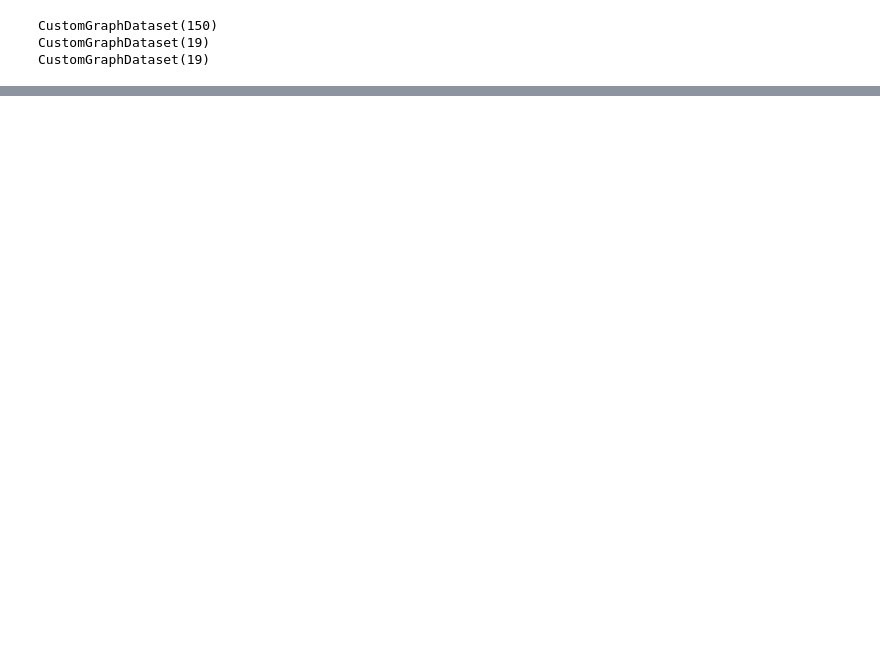
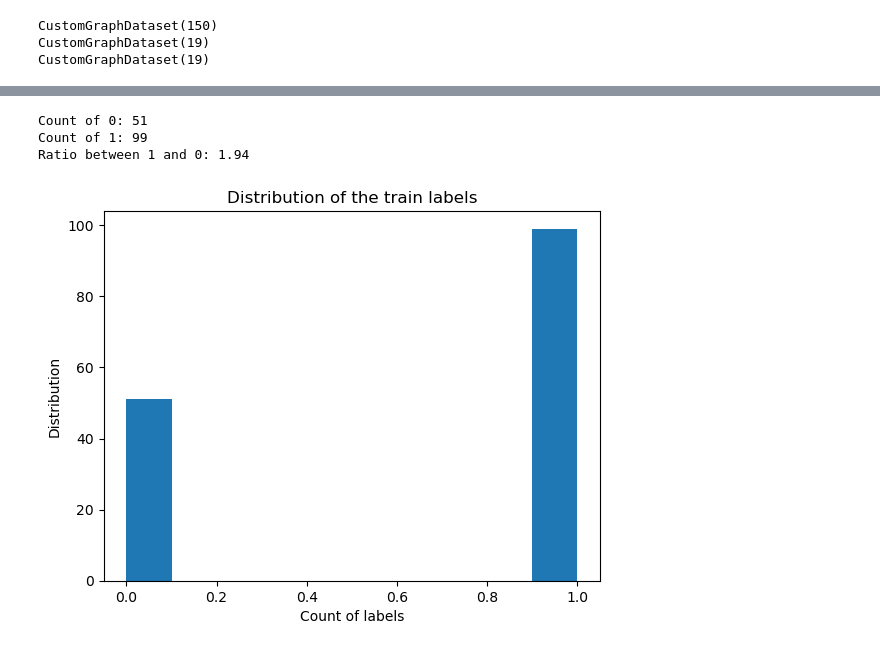
Before and after one commit to Horef/gdl_final, a Jupyter notebook: q2_notebook.ipynb, the cells around one changed output, grey strips where cells are left out. Saved outputs shown, nothing was run; the diff lists cells and outputs as text; code cells hidden in the pictures; blank space fills up the shorter version.

```diff
--- a/q2_notebook.ipynb
+++ b/q2_notebook.ipynb
@@ -131,0 +92,15 @@ print(len(S))
+# %%
+# distribution of labels:
+print(f'Count of 0: {labels.count(0)}\n'
+      f'Count of 1: {labels.count(1)}\n'
+      f'Ratio between 1 and 0: {labels.count(1)/labels.count(0):.2f}')
+plt.hist(labels)
+plt.title('Distribution of the train labels')
+plt.xlabel('Count of labels')
+plt.ylabel('Distribution')
+plt.show()
+# %% [output]
+Count of 0: 51
+Count of 1: 99
+Ratio between 1 and 0: 1.94
+[figure, added]
```
Also changed, not shown: parts of 20 cells of this notebook, 22 other files.
